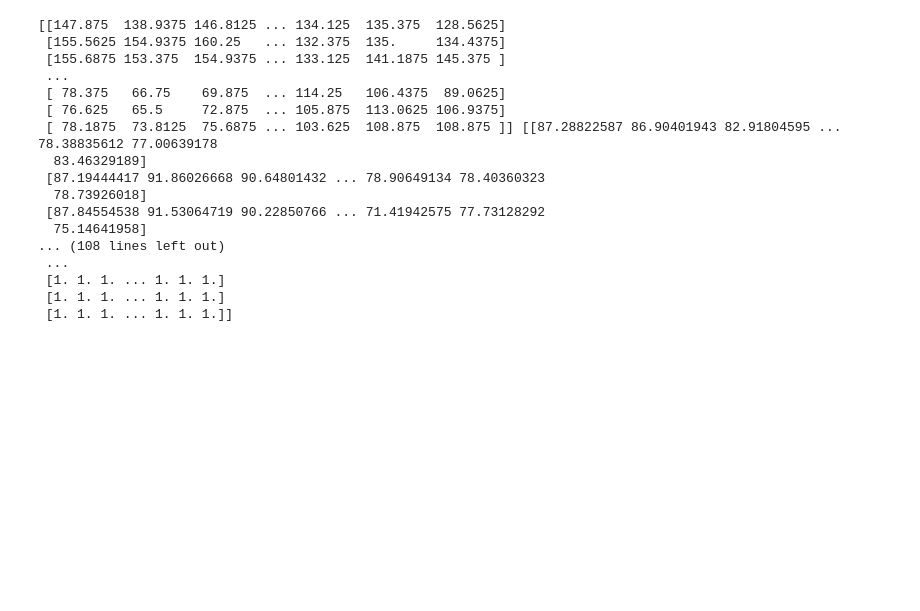
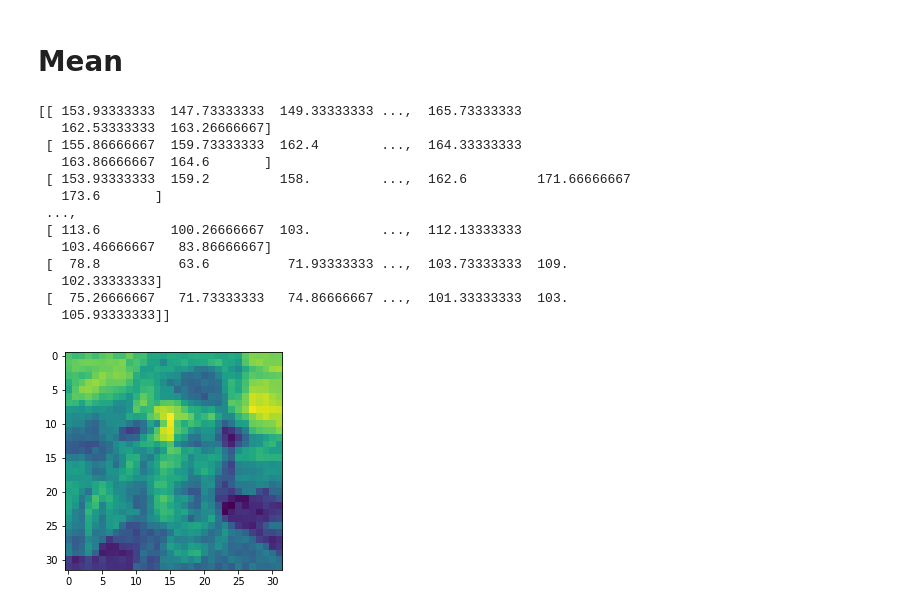
Before and after one commit to matech96/Deep-Learning-a-gyakorlatban-1.-hazi, a Jupyter notebook: main.ipynb, the cells around one changed output. Saved outputs shown, nothing was run; the diff lists cells and outputs as text; code cells hidden in the pictures; blank space fills up the shorter version.

```diff
--- a/main.ipynb
+++ b/main.ipynb
@@ -114,27 +46,22 @@ Use ``imageio.imread`` instead.
-# %%
-#%%
-m = np.mean(big, axis=2)
-s = np.std(big, axis=2)
-print(m, s)
-standard = (big - m[:, :, None]) / s[:, :, None]
-print(standard)
-print(np.mean(standard, axis=2))
-print(np.std(standard, axis=2))
-# %% [output]
-[[147.875  138.9375 146.8125 ... 134.125  135.375  128.5625]
- [155.5625 154.9375 160.25   ... 132.375  135.     134.4375]
- [155.6875 153.375  154.9375 ... 133.125  141.1875 145.375 ]
- ...
- [ 78.375   66.75    69.875  ... 114.25   106.4375  89.0625]
- [ 76.625   65.5     72.875  ... 105.875  113.0625 106.9375]
- [ 78.1875  73.8125  75.6875 ... 103.625  108.875  108.875 ]] [[87.28822587 86.90401943 82.91804595 ... 78.38835612 77.00639178
-  83.46329189]
- [87.19444417 91.86026668 90.64801432 ... 78.90649134 78.40360323
-  78.73926018]
- [87.84554538 91.53064719 90.22850766 ... 71.41942575 77.73128292
-  75.14641958]
-... (108 lines left out)
- ...
- [1. 1. 1. ... 1. 1. 1.]
- [1. 1. 1. ... 1. 1. 1.]
- [1. 1. 1. ... 1. 1. 1.]]
+# %% [markdown]
+# Mean
+# %%
+m = np.mean(big, axis=2)
+print(m)
+plt.imshow(m)
+plt.show()
+# %% [output]
+[[ 153.93333333  147.73333333  149.33333333 ...,  165.73333333
+   162.53333333  163.26666667]
+ [ 155.86666667  159.73333333  162.4        ...,  164.33333333
+   163.86666667  164.6       ]
+ [ 153.93333333  159.2         158.         ...,  162.6         171.66666667
+   173.6       ]
+ ...,
+ [ 113.6         100.26666667  103.         ...,  112.13333333
+   103.46666667   83.86666667]
+ [  78.8          63.6          71.93333333 ...,  103.73333333  109.
+   102.33333333]
+ [  75.26666667   71.73333333   74.86666667 ...,  101.33333333  103.
+   105.93333333]]
+[figure, added]
```
Also changed, not shown: parts of 14 cells of this notebook, 1 other file.
